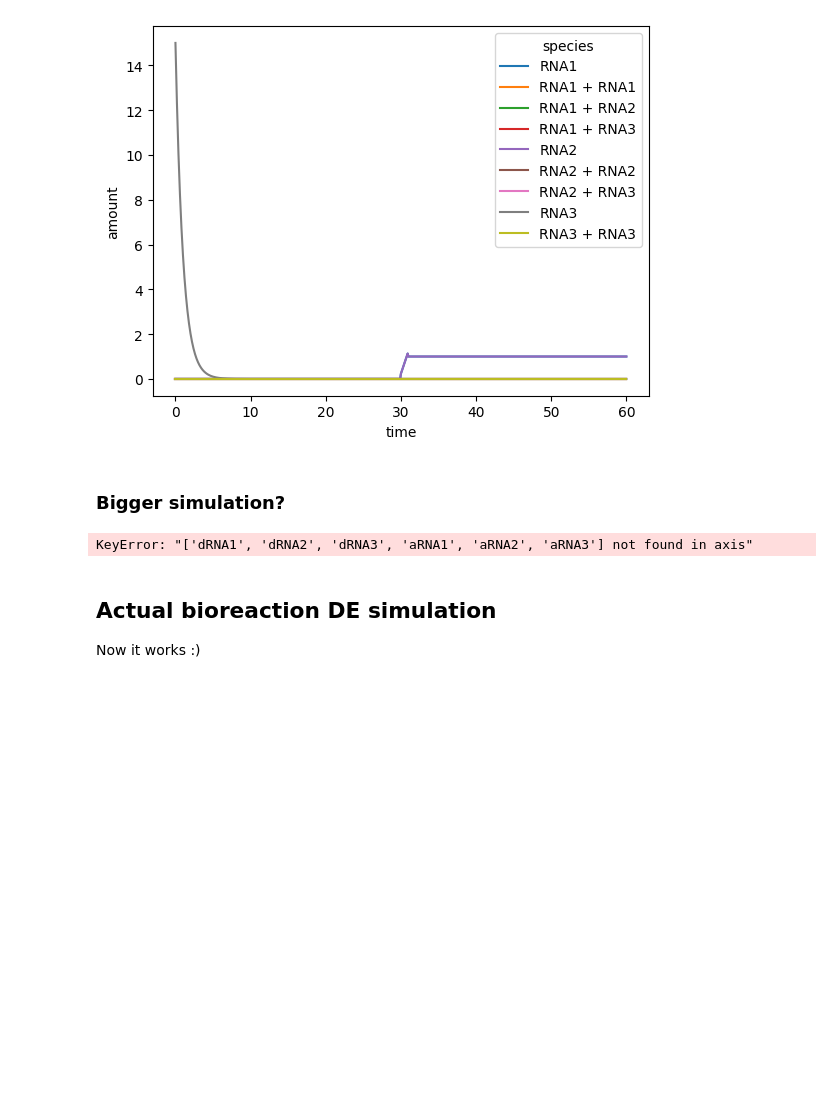
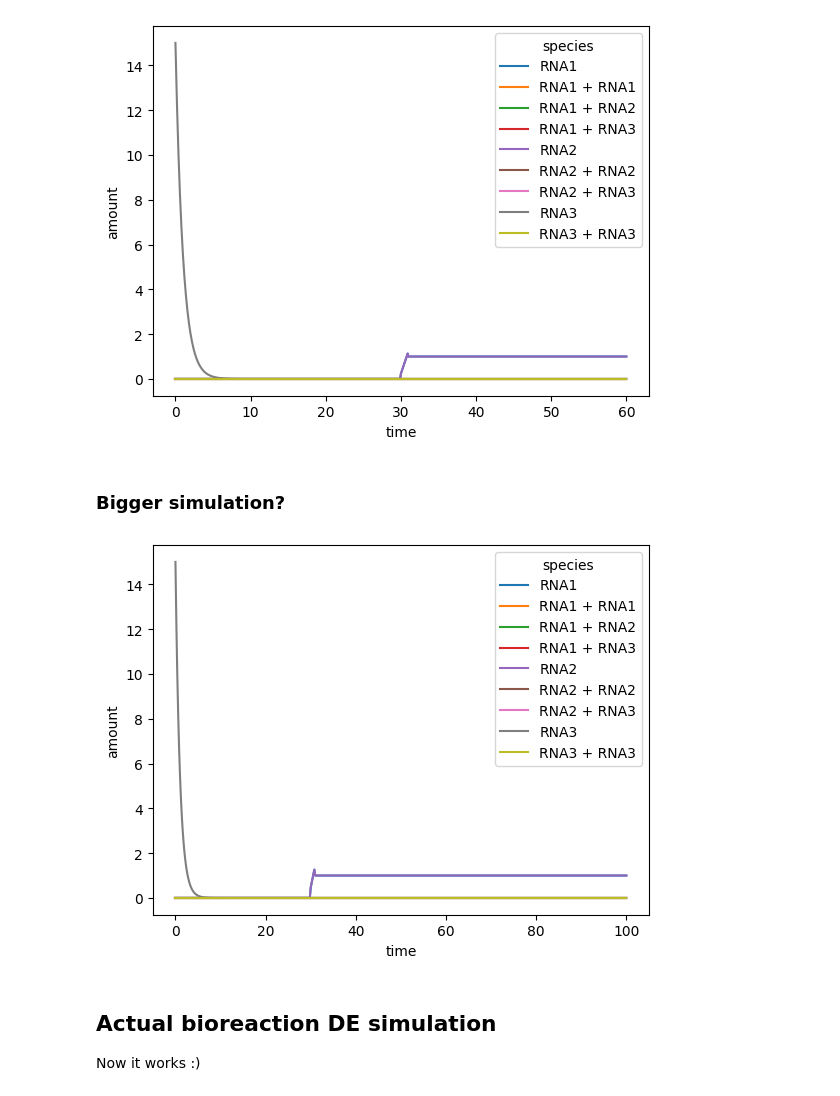
Before and after one commit to Steel-Lab-Oxford/core-bioreaction-simulation, a Jupyter notebook: notebooks/test_signal.ipynb, the cells around one changed output. Drawn from its saved outputs; the diff is of its cells as text; code cells hidden in the pictures; blank space fills up the shorter version.

```diff
--- a/notebooks/test_signal.ipynb
+++ b/notebooks/test_signal.ipynb
@@ -125,9 +123,9 @@ sim_result = dfx.diffeqsolve(term, solver, t0=t0, t1=t1, dt0=dt0,
 # %%
 ys = sim_result.ys[:len(sim_result.ts) - sum(sim_result.ts == np.inf)]
 ts = sim_result.ts[:len(sim_result.ts) - sum(sim_result.ts == np.inf)]
-make_sns_vis(model, ts, ys)
+make_sns_vis(model, ts, ys, rem_cols=[])
 # %% [output]
-KeyError: "['dRNA1', 'dRNA2', 'dRNA3', 'aRNA1', 'aRNA2', 'aRNA3'] not found in axis"
+[figure, added]
 # %% [markdown]
 ## Actual bioreaction DE simulation
 
```
Also changed, not shown: parts of 4 cells of this notebook, 5 other files.
